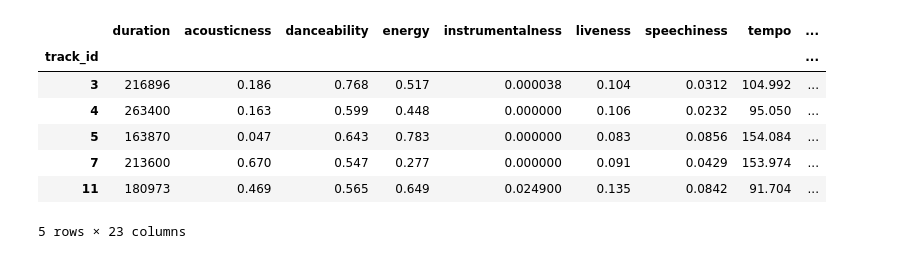
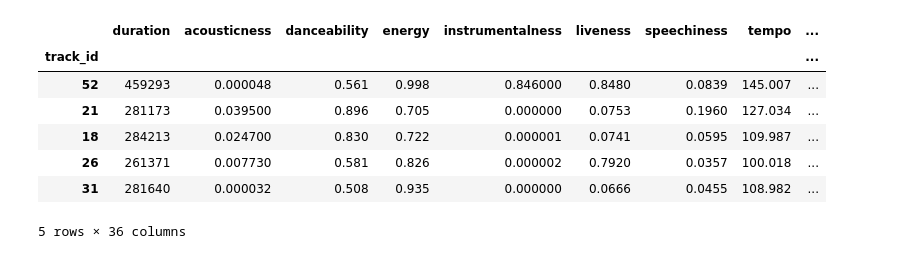
Before and after one commit to addt/Song-Popularity, a Jupyter notebook: notebooks/baseline_traditional.ipynb, the cells around one changed output. Saved outputs shown, nothing was run; the diff lists cells and outputs as text; code cells hidden in the pictures.

```diff
--- a/notebooks/baseline_traditional.ipynb
+++ b/notebooks/baseline_traditional.ipynb
@@ -27,31 +33,33 @@ new_feat = pd.read_csv("../data/new_feat_large.csv")
 new_feat.index = new_feat.track_id
 new_feat.drop(["track_id"], inplace=True, axis=1)
 # %%
-vanilla_test = pd.read_csv("../data/vanilla_test_features.csv")
+# For test data from Spotify
+vanilla_test = pd.read_csv("../data/vanilla_test_new.csv")
 test_features = ["duration", "acousticness","danceability","energy","instrumentalness","liveness","speechiness","tempo","valence"]
 vanilla_test.index = vanilla_test["track_id"]
 
-true_y = vanilla_test["track_popularity"]
-genre_test = vanilla_test["genre_top"]
+spotify_y = vanilla_test["track_popularity"].map(lambda x: 1 if x == "Popular" else 0)
+spotify_genres = vanilla_test["genre_top"]
 
-genre_test = genre_test.map(lambda x: "Hip-Hop" if x == "Hip Hop" else x)
+spotify_genres = spotify_genres.map(lambda x: "Hip-Hop" if x == "Hip Hop" else x)
 vanilla_test = vanilla_test[test_features]
 # %%
-hand_crafted_test = pd.read_csv("../data/hand_crafted_test.csv")
+hand_crafted_test = pd.read_csv("../data/hand_crafted_test_new.csv")
 hand_crafted_test.index = hand_crafted_test["track_id"]
 hand_crafted_test.drop(["track_id"], inplace=True, axis=1)
 
-test = pd.merge(vanilla_test, hand_crafted_test, left_index=True, right_index=True)
-test.head()
+spotify_test_data = pd.merge(vanilla_test, hand_crafted_test, left_index=True, right_index=True)
+spotify_test_data = spotify_test_data.dropna()
+spotify_test_data.head()
 # %% [output]
 |  | duration | acousticness | danceability | energy | instrumentalness | liveness | speechiness | tempo | ... |
 | track_id |  |  |  |  |  |  |  |  | ... |
-| 3 | 216896 | 0.186 | 0.768 | 0.517 | 0.000038 | 0.104 | 0.0312 | 104.992 | ... |
-| 4 | 263400 | 0.163 | 0.599 | 0.448 | 0.000000 | 0.106 | 0.0232 | 95.050 | ... |
-| 5 | 163870 | 0.047 | 0.643 | 0.783 | 0.000000 | 0.083 | 0.0856 | 154.084 | ... |
-| 7 | 213600 | 0.670 | 0.547 | 0.277 | 0.000000 | 0.091 | 0.0429 | 153.974 | ... |
-| 11 | 180973 | 0.469 | 0.565 | 0.649 | 0.024900 | 0.135 | 0.0842 | 91.704 | ... |
+| 52 | 459293 | 0.000048 | 0.561 | 0.998 | 0.846000 | 0.8480 | 0.0839 | 145.007 | ... |
+| 21 | 281173 | 0.039500 | 0.896 | 0.705 | 0.000000 | 0.0753 | 0.1960 | 127.034 | ... |
+| 18 | 284213 | 0.024700 | 0.830 | 0.722 | 0.000001 | 0.0741 | 0.0595 | 109.987 | ... |
+| 26 | 261371 | 0.007730 | 0.581 | 0.826 | 0.000002 | 0.7920 | 0.0357 | 100.018 | ... |
+| 31 | 281640 | 0.000032 | 0.508 | 0.935 | 0.000000 | 0.0666 | 0.0455 | 108.982 | ... |
-5 rows × 23 columns
+5 rows × 36 columns
 # %%
 echonest_features = echonest[['echonest_audio_features_acousticness',
        'echonest_audio_features_danceability',
```
Also changed, not shown: parts of 24 cells of this notebook.
